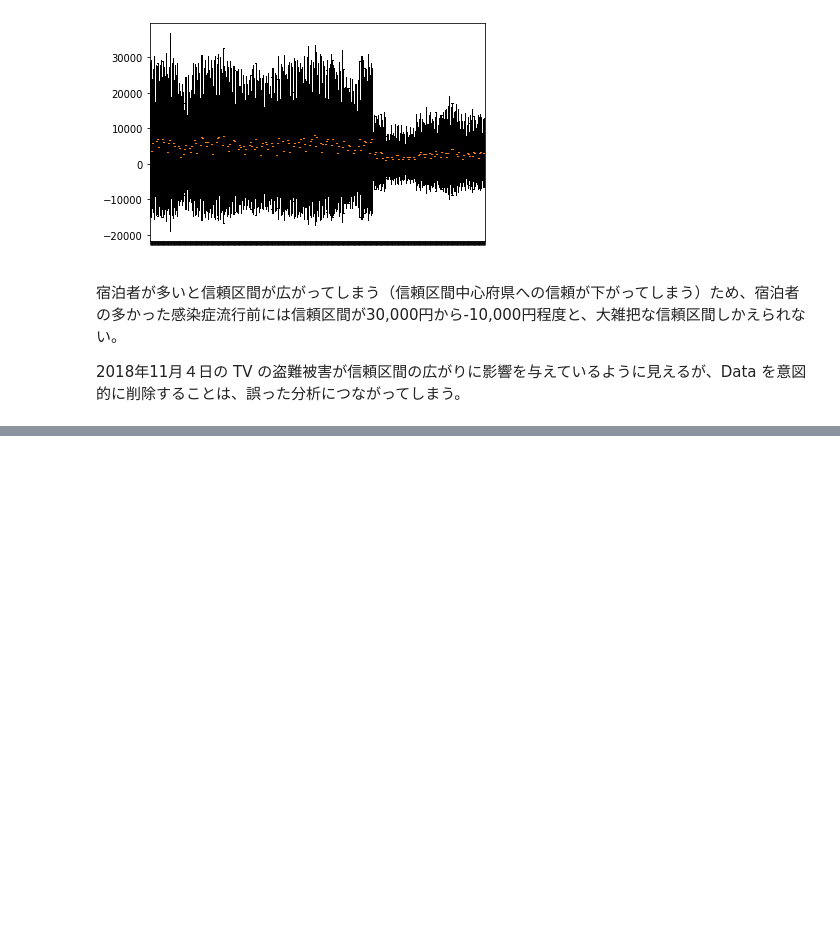
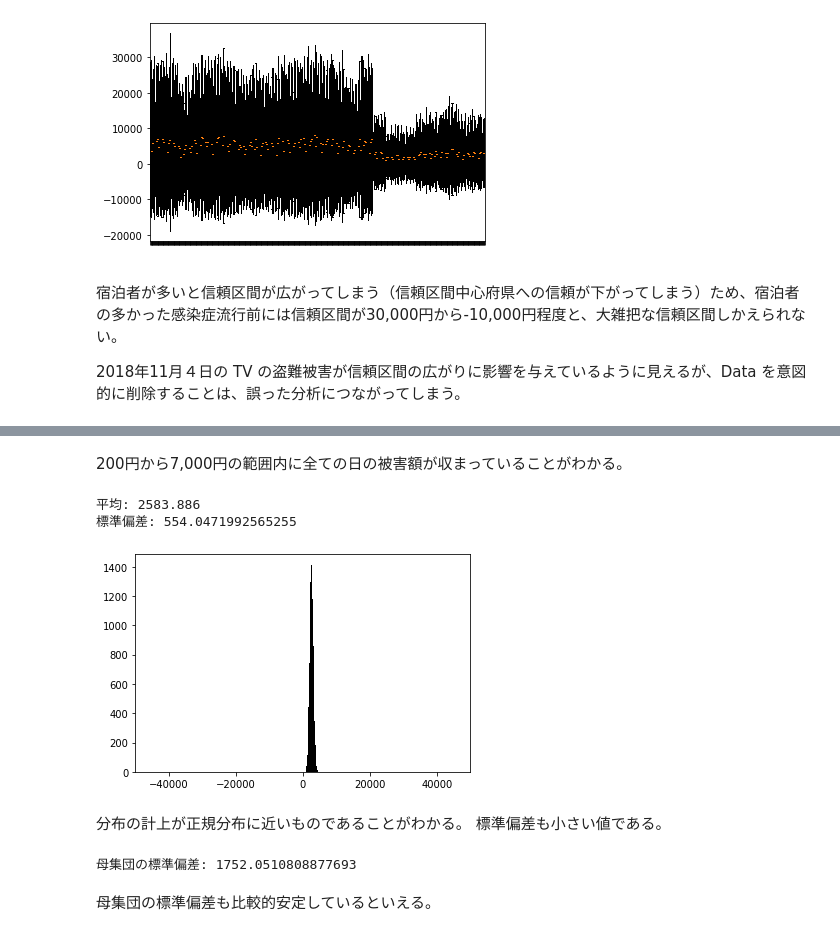
Before and after one commit to 1024xx4/math_programing_for_ai_and_ds, a Jupyter notebook: number_of_required_data.ipynb, the cells around one changed output, grey strips where cells are left out. Drawn from its saved outputs; the diff is of its cells as text; code cells hidden in the pictures; blank space fills up the shorter version.

```diff
--- a/number_of_required_data.ipynb
+++ b/number_of_required_data.ipynb
@@ -533,0 +571,54 @@ plt.show()
+# %% [markdown]
+200円から7,000円の範囲内に全ての日の被害額が収まっていることがわかる。
+# %%
+# 10日間を Random Sampling して平均値の分布を算出する
+
+# Sample数（Sample集団の大きさ）を設定
+num_sample = 10
+
+# 試行回数を設定
+num_trial  =10_000
+x_trial = np.zeros(num_trial)
+
+# Sample平均の算出を試行
+for i in range(num_trial):
+    # Sample抽出
+    x = list_amount
+    x_sample = np.random.choice(x, num_sample)
+    # 平均を計算
+    x_ave = np.average(x_sample)
+    # 値を格納
+    x_trial[i] = x_ave
+
+# Sample平均の平均・標準偏差を計算
+x_trial_ave = np.average(x_trial)
+x_trial_std = np.std(x_trial)
+print('平均:', x_trial_ave)
+print('標準偏差:', x_trial_std)
+
+# 描画
+num_bin = 21
+plt.hist(x_trial, num_bin, color='k')
+plt.xlim([-50_000, 50_000])
+plt.show()
+# %% [output]
+平均: 2583.886
+標準偏差: 554.0471992565255
+[figure, added]
+# %% [markdown]
+分布の計上が正規分布に近いものであることがわかる。
+標準偏差も小さい値である。
+# %%
+# 安価な Amenity の平均・標準偏差を推定する（中心極限定理から母集団の標準偏差の逆推定）
+
+# Sample集合の平均の標準偏差を推定
+sample_std = x_trial_std
+# Sample集合の大きさを設定
+num_sample = 10
+# 母集団の分散を計算
+org_std = np.sqrt(num_sample)*sample_std
+print('母集団の標準偏差:', org_std)
+# %% [output]
+母集団の標準偏差: 1752.0510808877693
+# %% [markdown]
+母集団の標準偏差も比較的安定しているといえる。
```
Also changed, not shown: parts of 7 cells of this notebook.
